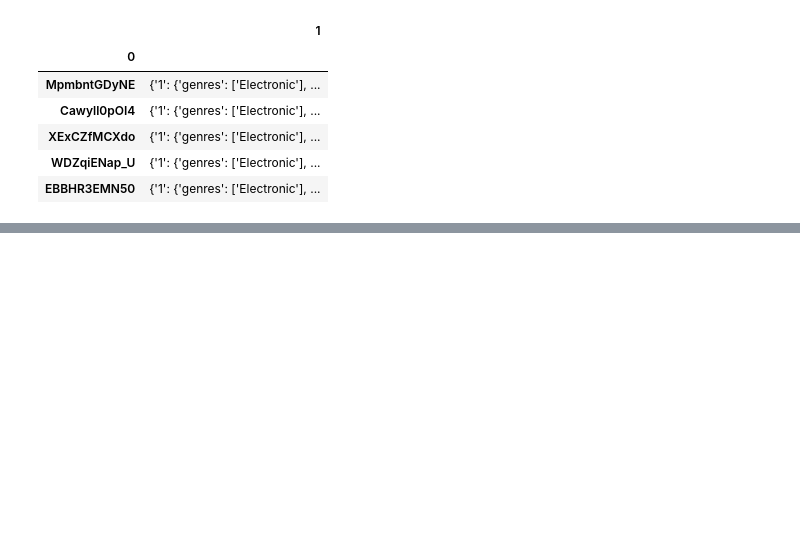
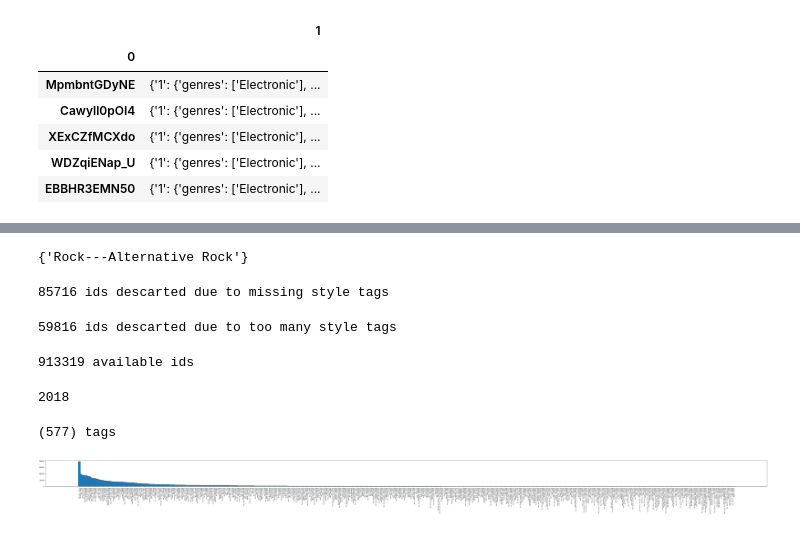
Before and after one commit to palonso/dt-training, a Jupyter notebook: src/preprocessing/prepare_groundtruth.ipynb, the cells around one changed output, grey strips where cells are left out. Cells and saved outputs as stored; diff of their text form; code cells hidden in the pictures; blank space fills up the shorter version.

```diff
--- a/src/preprocessing/prepare_groundtruth.ipynb
+++ b/src/preprocessing/prepare_groundtruth.ipynb
@@ -260,0 +111,76 @@ total 12M
+# %%
+def get_tags(entry):
+    tags = set()
+    for v in entry.values():
+
+        for s in v['styles']:
+            tags.add(s)
+    if tags:
+        return tags
+    else:
+        return None
+
+print(get_tags(sample))
+
+tag_dict = {i: get_tags(metadata.loc[key2id_dict[i]][1]) for i in ids}
+# %% [output]
+{'Rock---Alternative Rock'}
+# %%
+tag_dict = {k: v for k, v in tag_dict.items() if v}
+
+ids_clean = set(tag_dict.keys())
+
+print(f'{len(ids - ids_clean)} ids descarted due to missing style tags')
+
+ids = ids_clean
+# %% [output]
+85716 ids descarted due to missing style tags
+# %%
+tag_dict = {k: v for k, v in tag_dict.items() if len(v) <= max_n_tags}
+
+ids_clean = set(tag_dict.keys())
+
+print(f'{len(ids - ids_clean)} ids descarted due to too many style tags')
+
+ids = ids_clean
+# %% [output]
+59816 ids descarted due to too many style tags
+# %%
+print(f'{len(ids)} available ids')
+# %% [output]
+913319 available ids
+# %%
+# get the year of the first release attached to the id
+
+def get_year(entry):
+    years = []
+    for v in entry.values():
+        if type(v['released']) == int:
+            years.append(v['released'])
+    if years:
+        return min(years)
+    else:
+        return 0
+
+print(get_year(sample))
+
+year_dict = {id: get_year(metadata.loc[key2id_dict[id]][1]) for id in ids}
+# %% [output]
+2018
+# %%
+# get tag distribution
+cum_tags = list(itertools.chain.from_iterable([list(v) for v in tag_dict.values()]))
+
+counts = Counter(cum_tags)
+tags, values = zip(*(counts.most_common()))
+print(f'({len(counts)}) tags')
+
+indexes = np.arange(len(tags))
+width = 1
+plt.figure(figsize=[80, 3])
+plt.bar(indexes, values, width)
+plt.xticks(indexes + width * 0.5, tags, rotation='vertical', size=7)
+plt.show()
+# %% [output]
+(577) tags
+[figure, added]
```
Also changed, not shown: parts of 49 cells of this notebook, 1 other file.
